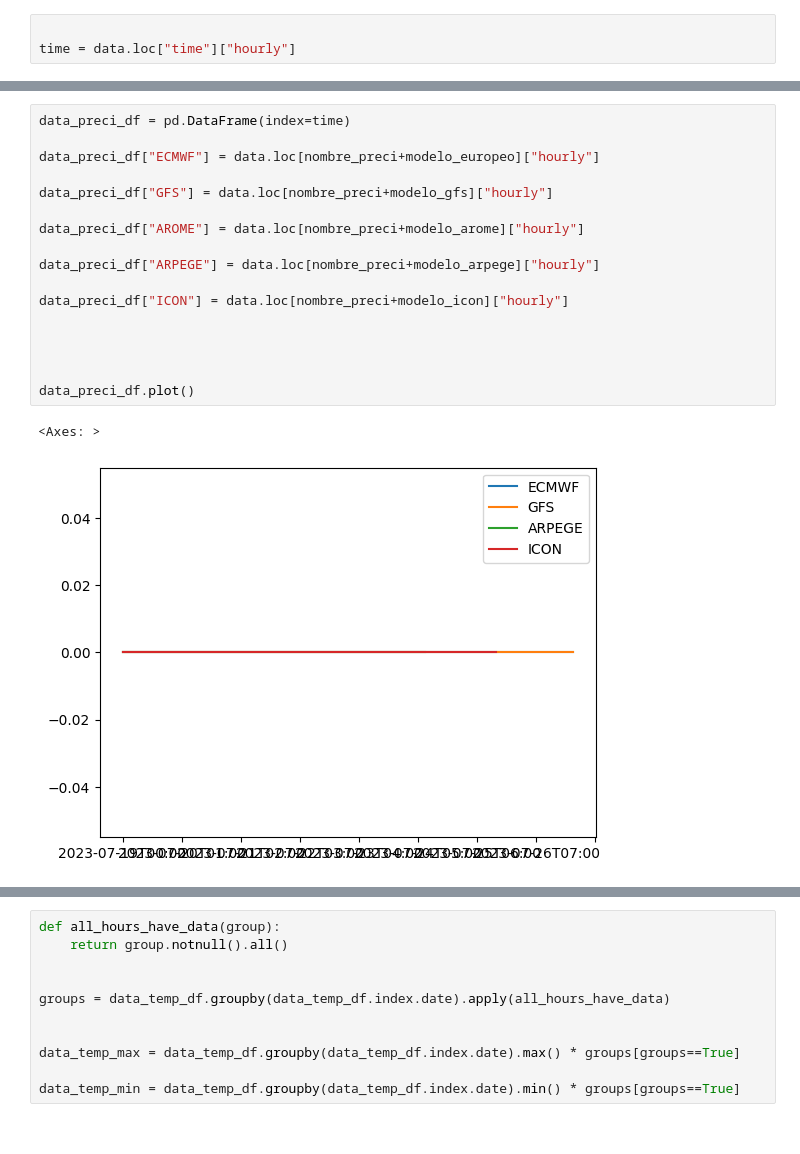
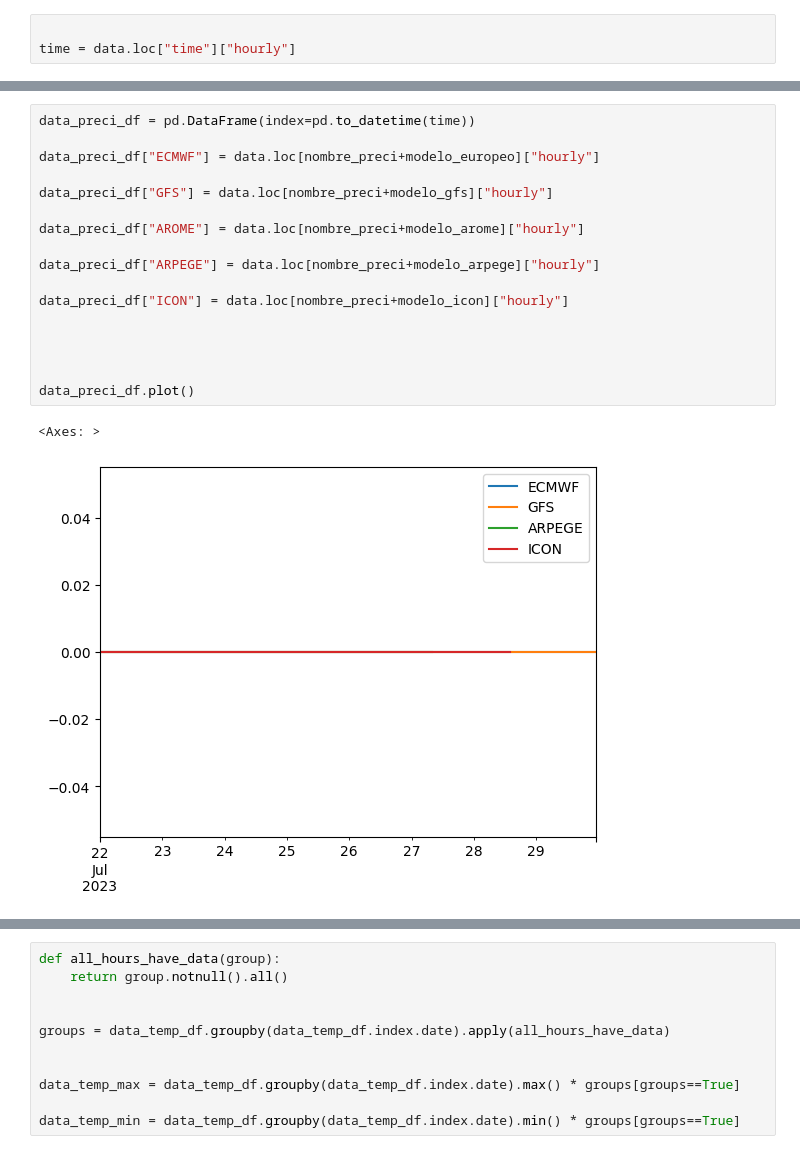
Before and after one commit to ivan5cg/Meteo, a Jupyter notebook: meteo dash.ipynb, the cells around one changed output, grey strips where cells are left out. Drawn from its saved outputs; the diff is of its cells as text.

```diff
--- a/meteo dash.ipynb
+++ b/meteo dash.ipynb
@@ -344,21 +338,21 @@ data_cape_df.plot()
 # %%
-data_preci_df = pd.DataFrame(index=time)
+data_preci_df = pd.DataFrame(index=pd.to_datetime(time))
 
 data_preci_df["ECMWF"] = data.loc[nombre_preci+modelo_europeo]["hourly"]
 
 data_preci_df["GFS"] = data.loc[nombre_preci+modelo_gfs]["hourly"]
 
 data_preci_df["AROME"] = data.loc[nombre_preci+modelo_arome]["hourly"]
 
 data_preci_df["ARPEGE"] = data.loc[nombre_preci+modelo_arpege]["hourly"]
 
 data_preci_df["ICON"] = data.loc[nombre_preci+modelo_icon]["hourly"]
 
 
 
 
 data_preci_df.plot()
 # %% [output]
 <Axes: >
-[figure, old version]
+[figure, new version]
 # %%
```
Also changed, not shown: parts of 16 cells of this notebook, 2 other files.
